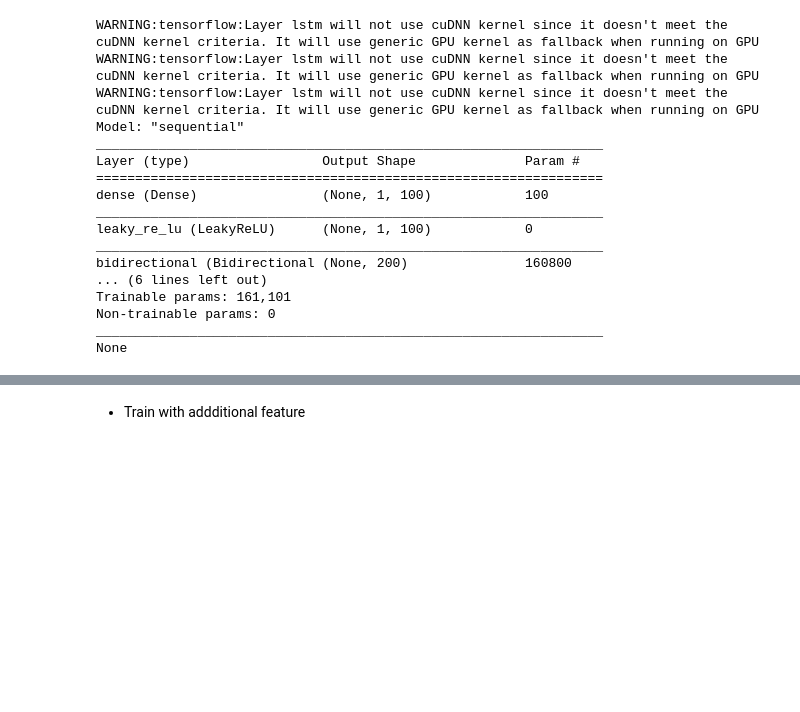
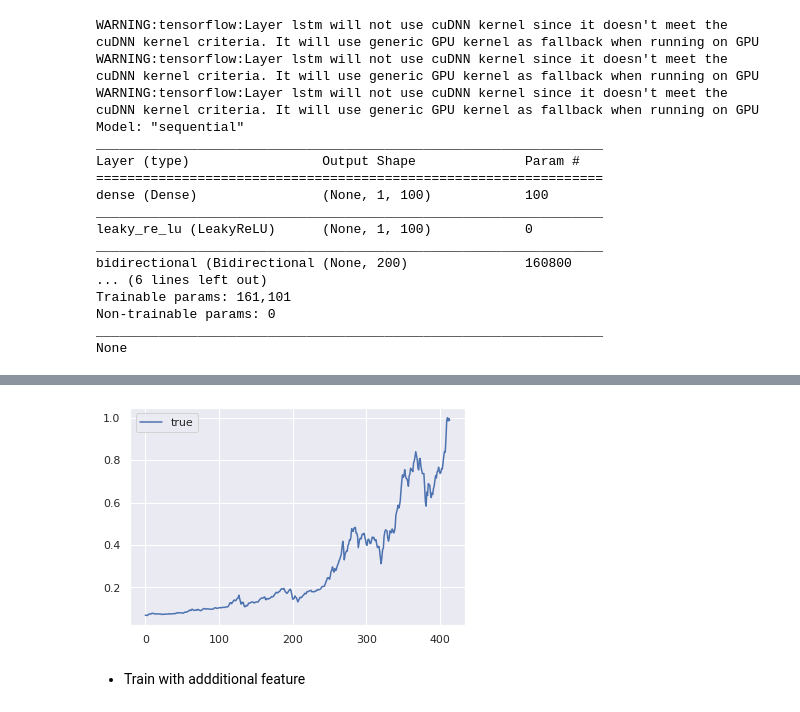
Before and after one commit to polarbeargo/Microsoft-Azure-Machine-Learning-Scholarship-Showcase-Project, a Jupyter notebook: Cryptocurrency_Price_Prediction.ipynb, the cells around one changed output, grey strips where cells are left out. Drawn from its saved outputs; the diff is of its cells as text; code cells hidden in the pictures; blank space fills up the shorter version.

```diff
--- a/Cryptocurrency_Price_Prediction.ipynb
+++ b/Cryptocurrency_Price_Prediction.ipynb
@@ -188,3 +195,10 @@ None
+# %%
+predict = model.predict(testX)
+plt.plot(testY, label='true')
+plt.legend()
+plt.show()
+# %% [output]
+[figure, added]
 # %% [markdown]
 * Train with addditional feature
 # %%
```
Also changed, not shown: parts of 3 cells of this notebook.
